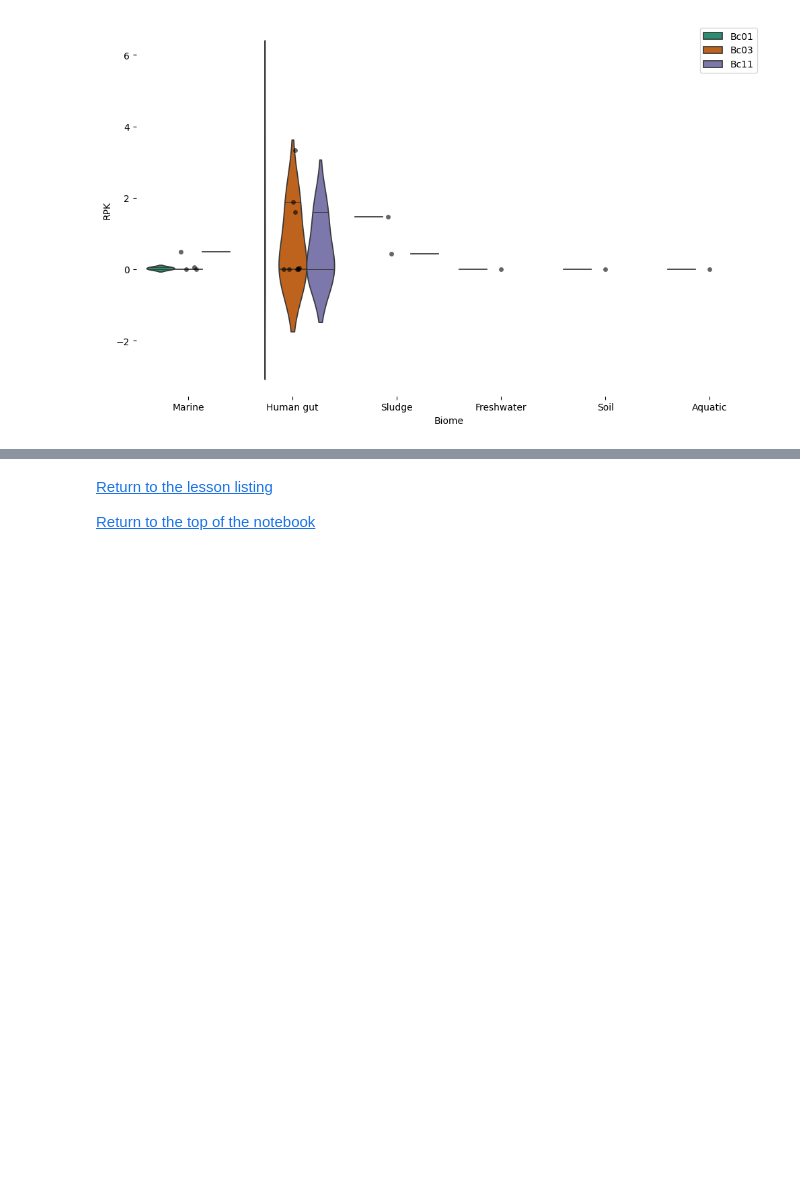
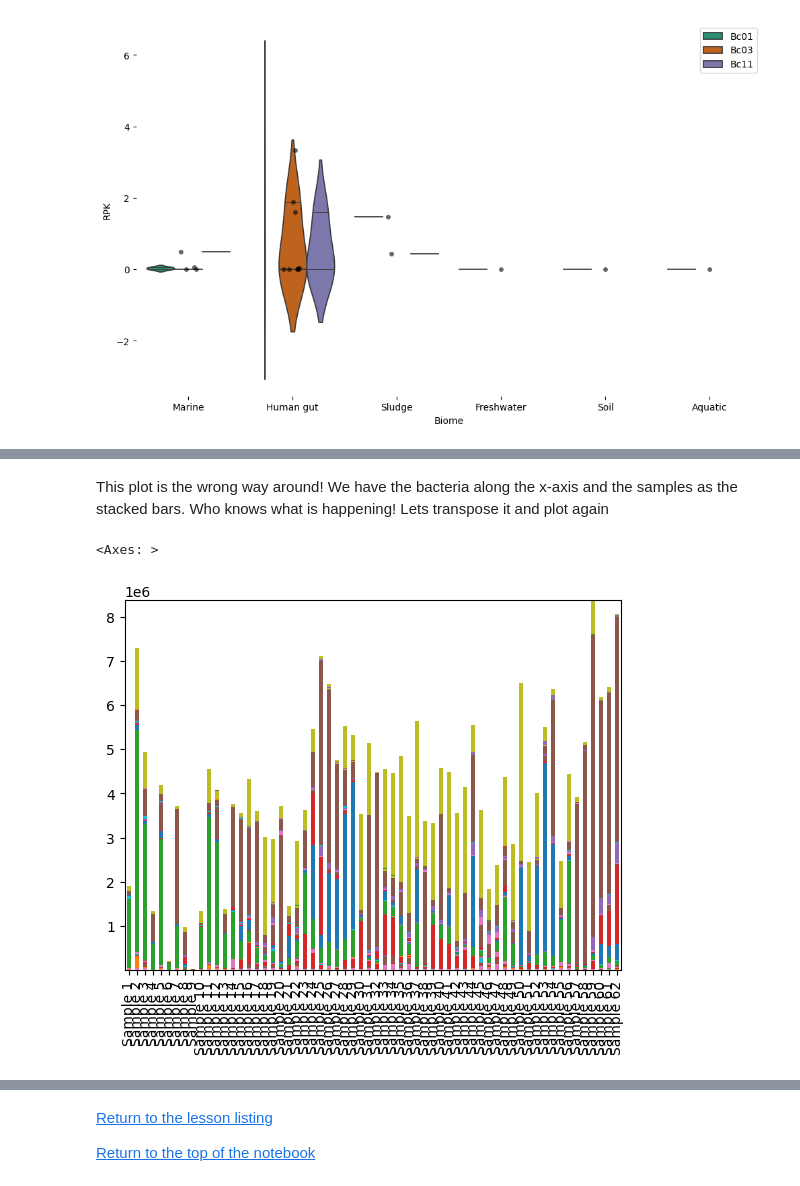
Before and after one commit to linsalrob/ComputationalGenomicsManual, a Jupyter notebook: Python/Python_Lesson_12.ipynb, the cells around one changed output, grey strips where cells are left out. Drawn from its saved outputs; the diff is of its cells as text; code cells hidden in the pictures; blank space fills up the shorter version.

```diff
--- a/Python/Python_Lesson_12.ipynb
+++ b/Python/Python_Lesson_12.ipynb
@@ -216,0 +260,7 @@ sns.despine(top=True, right=True, bottom=True, left=True)
+# %% [markdown]
+This plot is the wrong way around! We have the bacteria along the x-axis and the samples as the stacked bars. Who knows what is happening! Lets transpose it and plot again
+# %%
+phyla.T.plot(kind="bar", stacked=True, legend=None)
+# %% [output]
+<Axes: >
+[figure, added]
```
Also changed, not shown: parts of 13 cells of this notebook, 3 other files.
